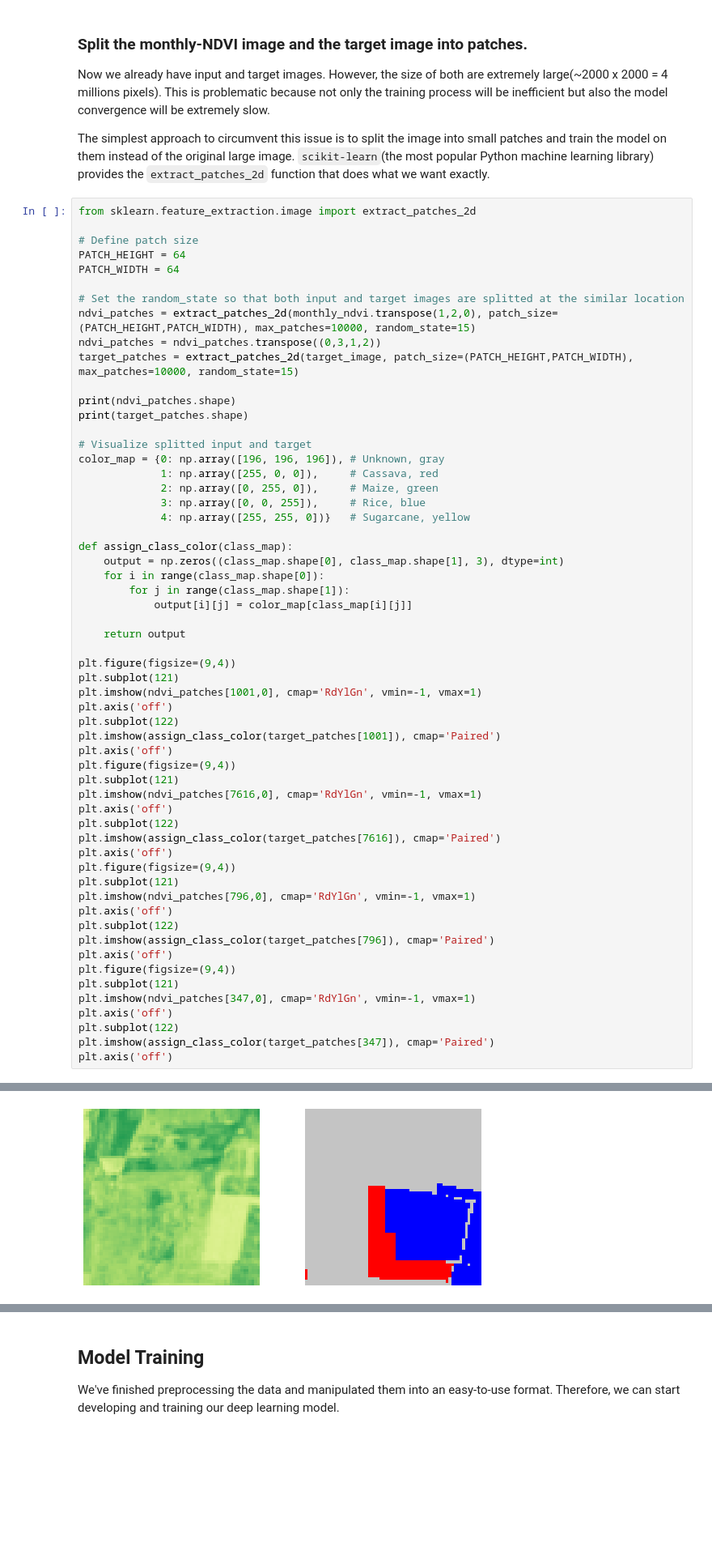
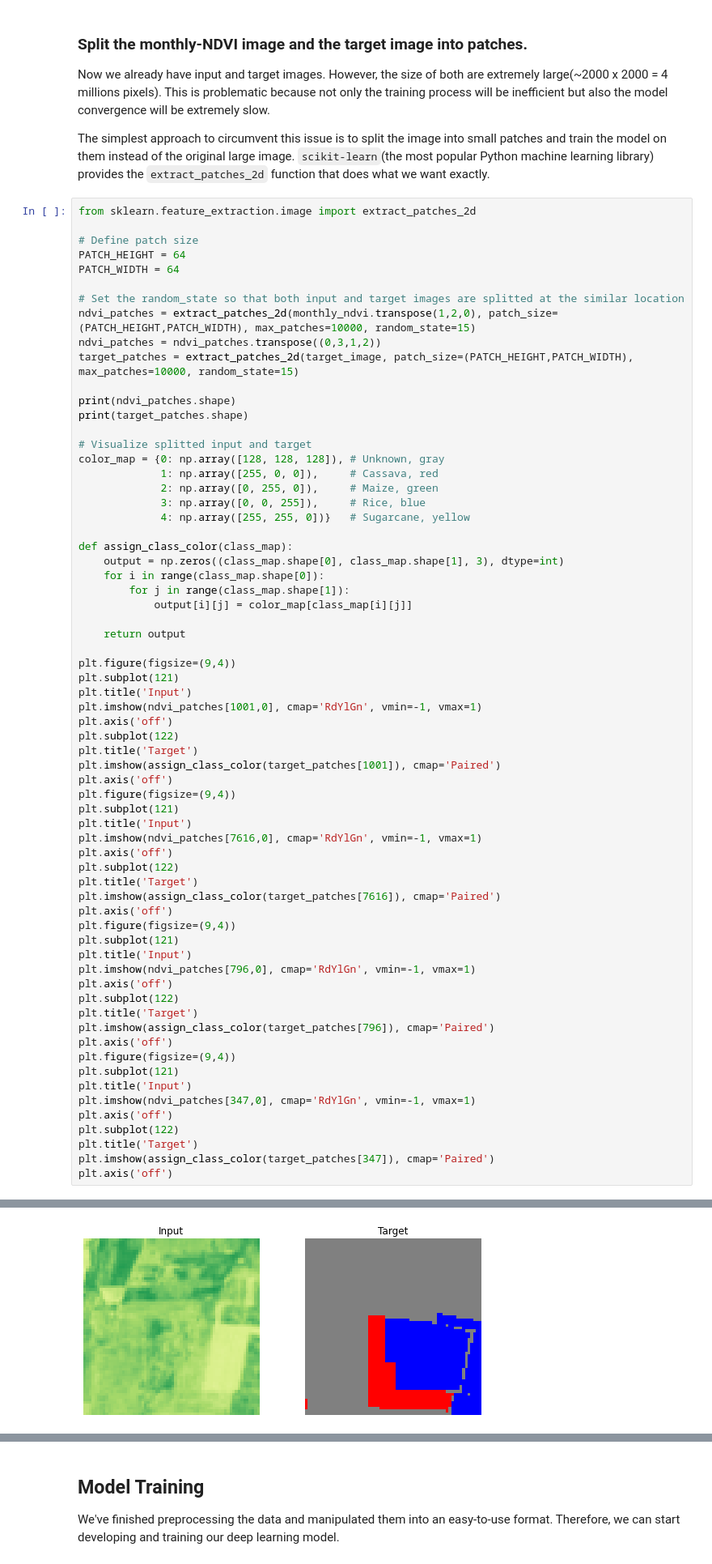
Before and after one commit to thanakorn/crop_classification_using_deep_learning_tutorial, a Jupyter notebook: crop_classification_using_deep_learning.ipynb, the cells around one changed output, grey strips where cells are left out. Shown: that part at 81% size. Cells and saved outputs as stored; diff of their text form; blank space fills up the shorter version.

```diff
--- a/crop_classification_using_deep_learning.ipynb
+++ b/crop_classification_using_deep_learning.ipynb
@@ -178,7 +178,7 @@ print(ndvi_patches.shape)
 print(target_patches.shape)
 
 # Visualize splitted input and target
-color_map = {0: np.array([196, 196, 196]), # Unknown, gray
+color_map = {0: np.array([128, 128, 128]), # Unknown, gray
              1: np.array([255, 0, 0]),     # Cassava, red
              2: np.array([0, 255, 0]),     # Maize, green
              3: np.array([0, 0, 255]),     # Rice, blue
@@ -194,34 +194,42 @@ def assign_class_color(class_map):
 
 plt.figure(figsize=(9,4))
 plt.subplot(121)
+plt.title('Input')
 plt.imshow(ndvi_patches[1001,0], cmap='RdYlGn', vmin=-1, vmax=1)
 plt.axis('off')
 plt.subplot(122)
+plt.title('Target')
 plt.imshow(assign_class_color(target_patches[1001]), cmap='Paired')
 plt.axis('off')
 plt.figure(figsize=(9,4))
 plt.subplot(121)
+plt.title('Input')
 plt.imshow(ndvi_patches[7616,0], cmap='RdYlGn', vmin=-1, vmax=1)
 plt.axis('off')
 plt.subplot(122)
+plt.title('Target')
 plt.imshow(assign_class_color(target_patches[7616]), cmap='Paired')
 plt.axis('off')
 plt.figure(figsize=(9,4))
 plt.subplot(121)
+plt.title('Input')
 plt.imshow(ndvi_patches[796,0], cmap='RdYlGn', vmin=-1, vmax=1)
 plt.axis('off')
 plt.subplot(122)
+plt.title('Target')
 plt.imshow(assign_class_color(target_patches[796]), cmap='Paired')
 plt.axis('off')
 plt.figure(figsize=(9,4))
 plt.subplot(121)
+plt.title('Input')
 plt.imshow(ndvi_patches[347,0], cmap='RdYlGn', vmin=-1, vmax=1)
 plt.axis('off')
 plt.subplot(122)
+plt.title('Target')
 plt.imshow(assign_class_color(target_patches[347]), cmap='Paired')
 plt.axis('off')
 # %% [output]
 (10000, 5, 64, 64)
 (10000, 64, 64)
 (-0.5, 63.5, 63.5, -0.5)
-[figure, old version]
+[figure, new version]
```
Also changed, not shown: parts of 6 cells of this notebook.
